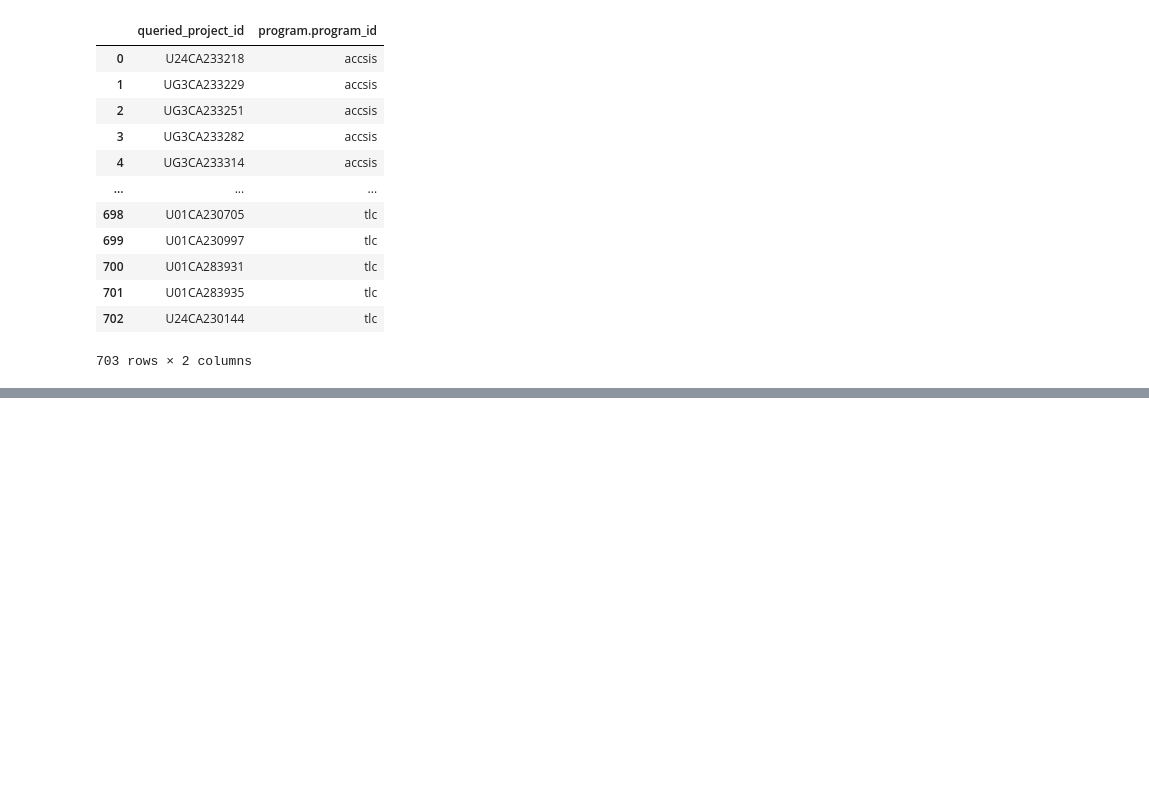
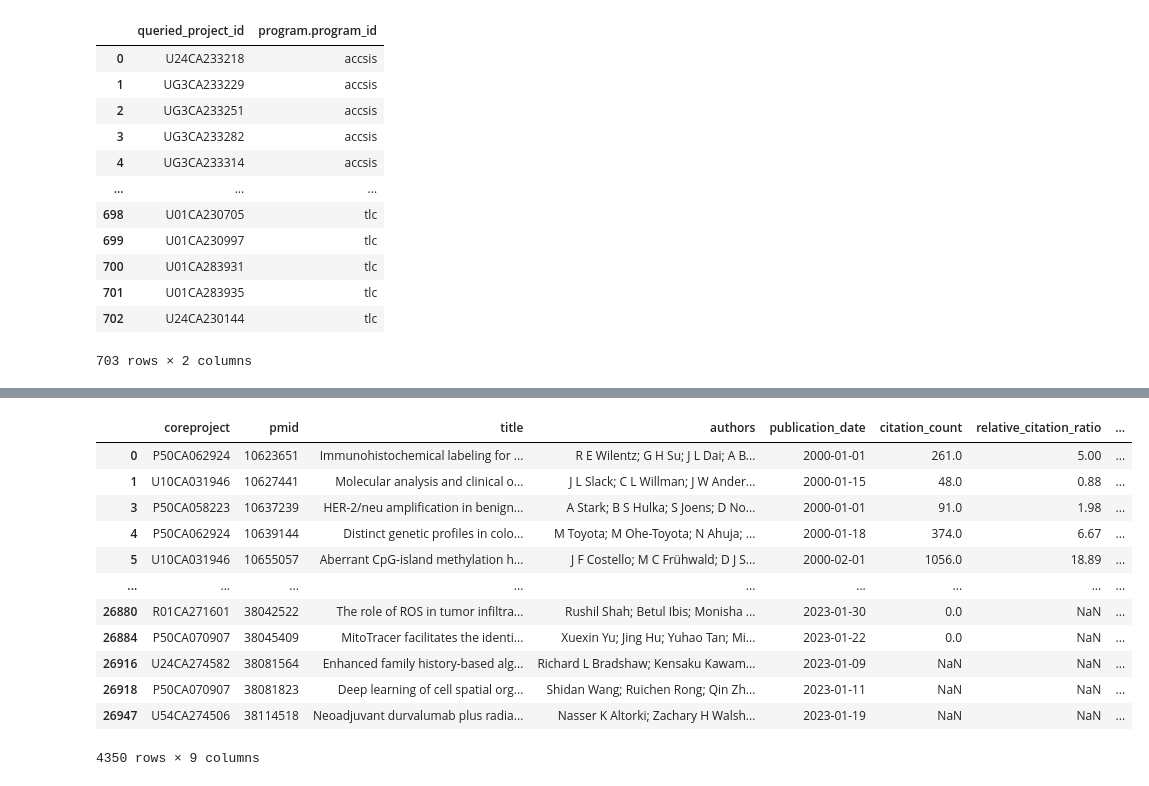
Before and after one commit to CBIIT/INS-Data, a Jupyter notebook: notebooks/12_aggregate_projects.ipynb, the cells around one changed output, grey strips where cells are left out. Saved outputs shown, nothing was run; the diff lists cells and outputs as text; code cells hidden in the pictures; blank space fills up the shorter version.

```diff
--- a/notebooks/12_aggregate_projects.ipynb
+++ b/notebooks/12_aggregate_projects.ipynb
@@ -559,0 +673,18 @@ grants_df[['queried_project_id','program.program_id']].drop_duplicates().reset_i
+# %%
+# Get subset where publication pub date is earlier than project start date
+df_early_pubs = df_merged[df_merged['publication_date'] < df_merged['project_start_date']]
+df_early_pubs
+# %% [output]
+|  | coreproject | pmid | title | authors | publication_date | citation_count | relative_citation_ratio | ... |
+| 0 | P50CA062924 | 10623651 | Immunohistochemical labeling for ... | R E Wilentz; G H Su; J L Dai; A B... | 2000-01-01 | 261.0 | 5.00 | ... |
+| 1 | U10CA031946 | 10627441 | Molecular analysis and clinical o... | J L Slack; C L Willman; J W Ander... | 2000-01-15 | 48.0 | 0.88 | ... |
+| 3 | P50CA058223 | 10637239 | HER-2/neu amplification in benign... | A Stark; B S Hulka; S Joens; D No... | 2000-01-01 | 91.0 | 1.98 | ... |
+| 4 | P50CA062924 | 10639144 | Distinct genetic profiles in colo... | M Toyota; M Ohe-Toyota; N Ahuja; ... | 2000-01-18 | 374.0 | 6.67 | ... |
+| 5 | U10CA031946 | 10655057 | Aberrant CpG-island methylation h... | J F Costello; M C Frühwald; D J S... | 2000-02-01 | 1056.0 | 18.89 | ... |
+| ... | ... | ... | ... | ... | ... | ... | ... | ... |
+| 26880 | R01CA271601 | 38042522 | The role of ROS in tumor infiltra... | Rushil Shah; Betul Ibis; Monisha ... | 2023-01-30 | 0.0 | NaN | ... |
+| 26884 | P50CA070907 | 38045409 | MitoTracer facilitates the identi... | Xuexin Yu; Jing Hu; Yuhao Tan; Mi... | 2023-01-22 | 0.0 | NaN | ... |
+| 26916 | U24CA274582 | 38081564 | Enhanced family history-based alg... | Richard L Bradshaw; Kensaku Kawam... | 2023-01-09 | NaN | NaN | ... |
+| 26918 | P50CA070907 | 38081823 | Deep learning of cell spatial org... | Shidan Wang; Ruichen Rong; Qin Zh... | 2023-01-11 | NaN | NaN | ... |
+| 26947 | U54CA274506 | 38114518 | Neoadjuvant durvalumab plus radia... | Nasser K Altorki; Zachary H Walsh... | 2023-01-19 | NaN | NaN | ... |
+4350 rows × 9 columns
```
Also changed, not shown: parts of 28 cells of this notebook.
